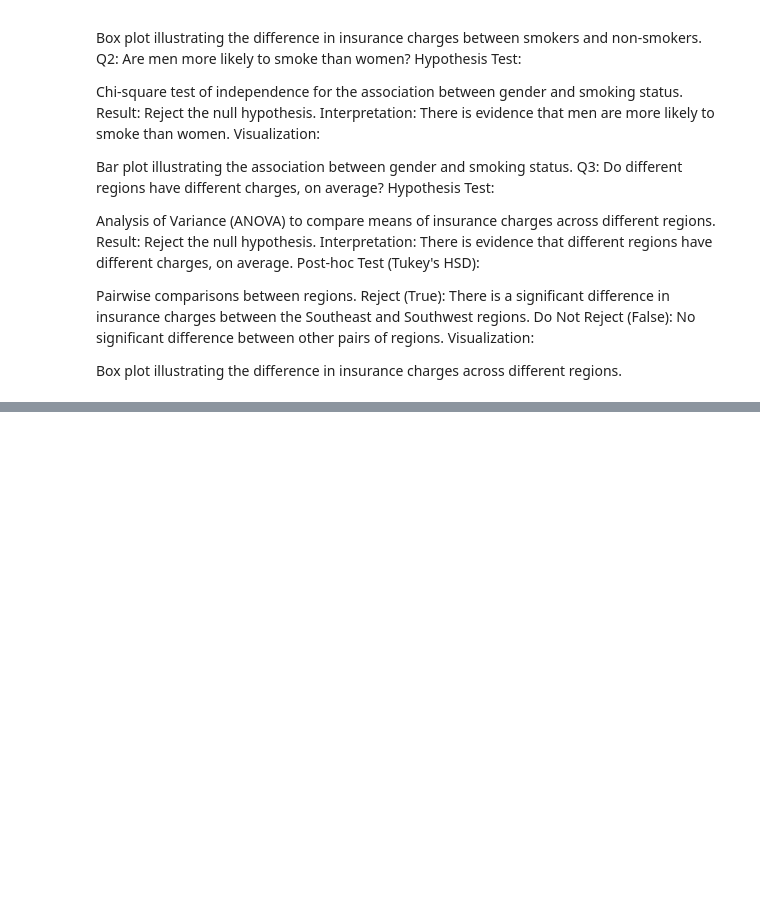
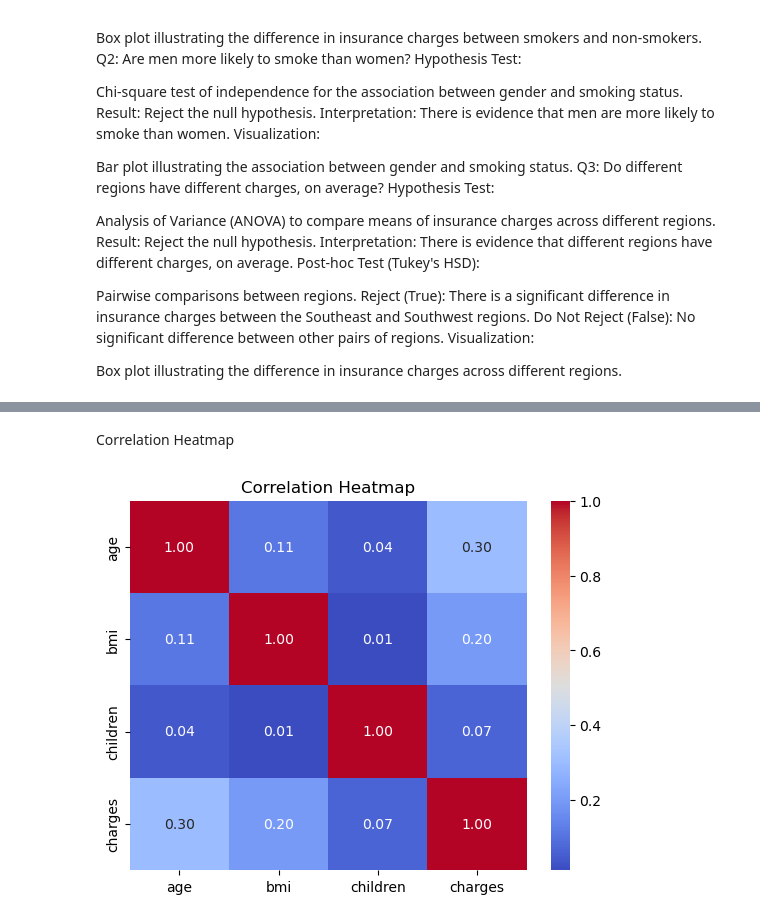
Before and after one commit to codemishka/codemishka-codingdojo-repo-6, a Jupyter notebook: Untitled.ipynb, the cells around one changed output, grey strips where cells are left out. Drawn from its saved outputs; the diff is of its cells as text; code cells hidden in the pictures; blank space fills up the shorter version.

```diff
--- a/Untitled.ipynb
+++ b/Untitled.ipynb
@@ -214,0 +253,9 @@ Box plot illustrating the difference in insurance charges across different regio
+# %% [markdown]
+Correlation Heatmap
+# %%
+corr_matrix = df.corr()
+sns.heatmap(corr_matrix, annot=True, cmap='coolwarm', fmt=".2f")
+plt.title('Correlation Heatmap')
+plt.show()
+# %% [output]
+[figure, added]
```
Also changed, not shown: parts of 17 cells of this notebook.
